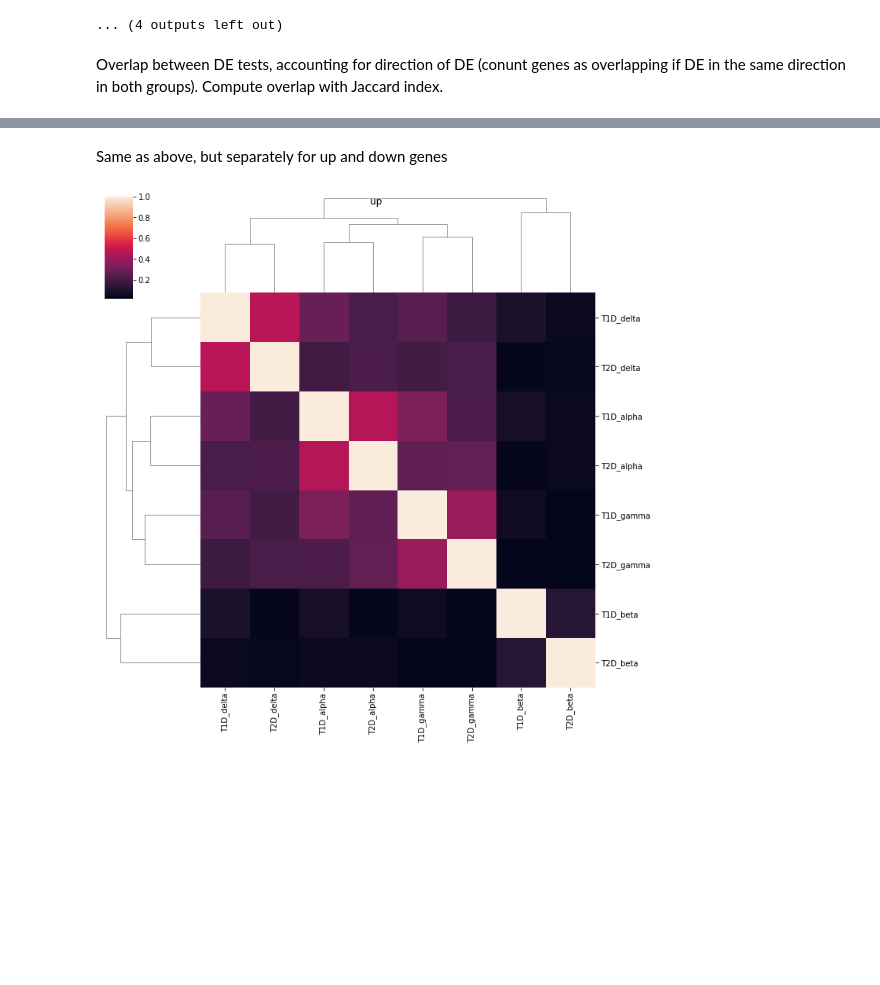
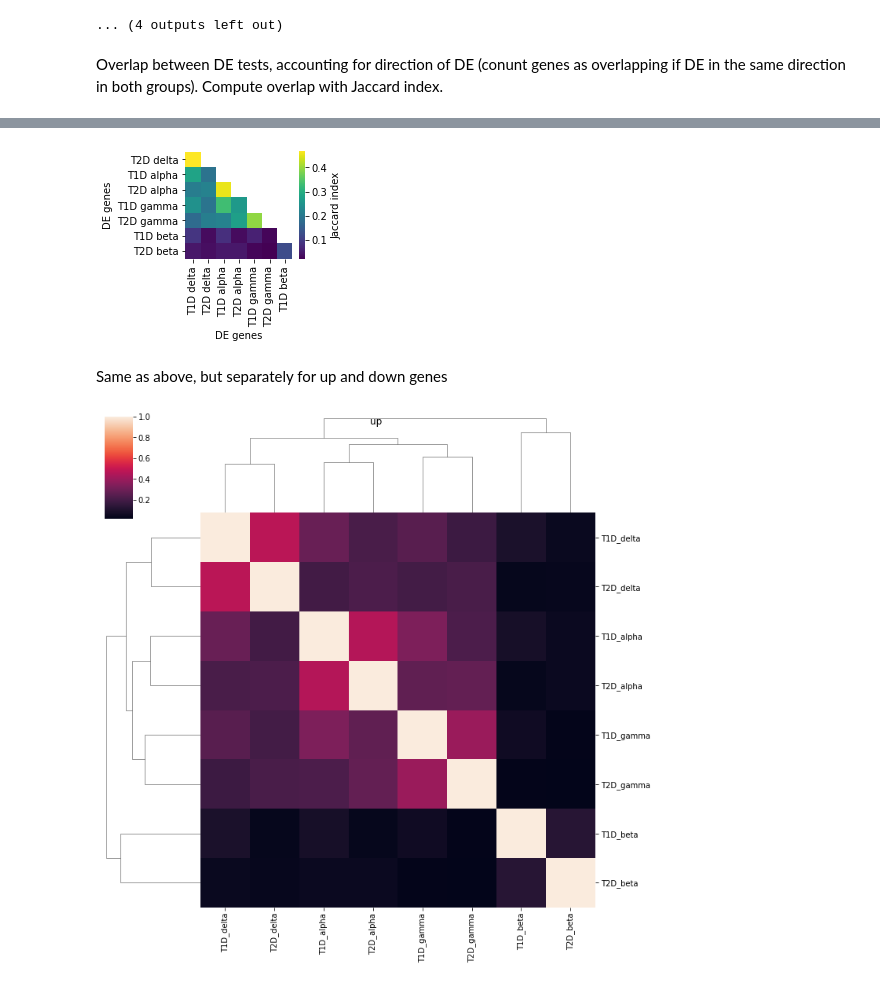
Before and after one commit to theislab/mouse_cross-condition_pancreatic_islet_atlas, a Jupyter notebook: reproducibility/code/data_exploration/atlas/14_diabetes_endocrine_DE.ipynb, the cells around one changed output, grey strips where cells are left out. Drawn from its saved outputs; the diff is of its cells as text; code cells hidden in the pictures; blank space fills up the shorter version.

```diff
--- a/reproducibility/code/data_exploration/atlas/14_diabetes_endocrine_DE.ipynb
+++ b/reproducibility/code/data_exploration/atlas/14_diabetes_endocrine_DE.ipynb
@@ -775,3 +777,18 @@ plt.savefig(path_fig+'heatmap_atlas_endoDEcomparison.png',dpi=300,bbox_inches='t
+# %%
+# Get label ordering, as matrix is symmetrical it assumes that ordering on x and y is the same
+label_order=[x.get_text() for x in g.ax_heatmap.xaxis.get_ticklabels()]
+# %%
+# Upper triangular with clustering order as above
+rcParams['figure.figsize']=(2.4,2)
+# Reorder (assuming symetrical order), drop rows to exclude diagonal, and make upper mask
+overlap_ordered=overlap.loc[label_order,label_order].copy().iloc[1:,:-1]
+mask = np.zeros_like(overlap_ordered)
+mask[np.triu_indices_from(overlap_ordered,k=1)] = True
+g=sb.heatmap(overlap_ordered,mask=mask,square=True,cmap='viridis',
+            cbar_kws={'label': 'Jaccard index'})
+plt.savefig(path_fig+'heatmap_atlas_endoDEcomparison_triu.png',dpi=300,bbox_inches='tight')
+# %% [output]
+[figure, added]
 # %% [markdown]
 Same as above, but separately for up and down genes
 # %%
```
Also changed, not shown: parts of 2 cells of this notebook, 8 other files.
